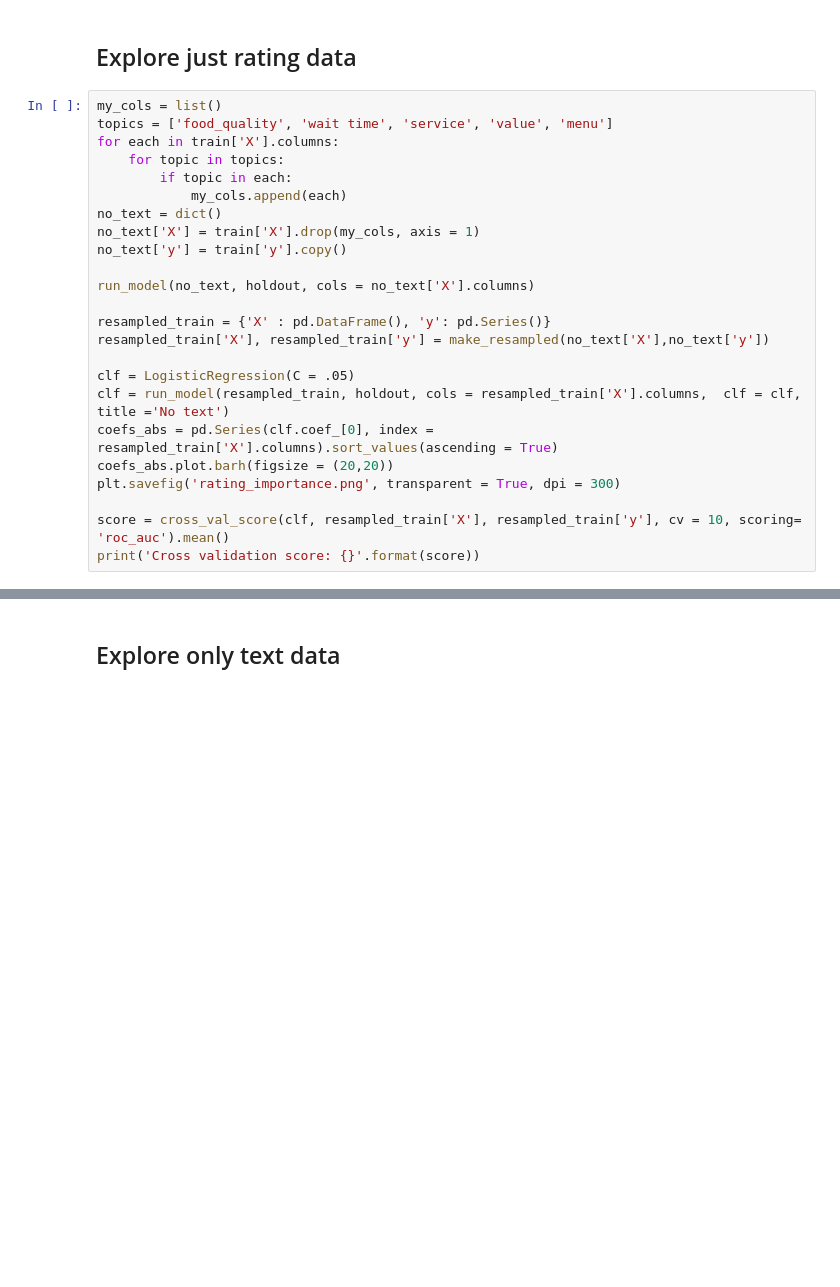
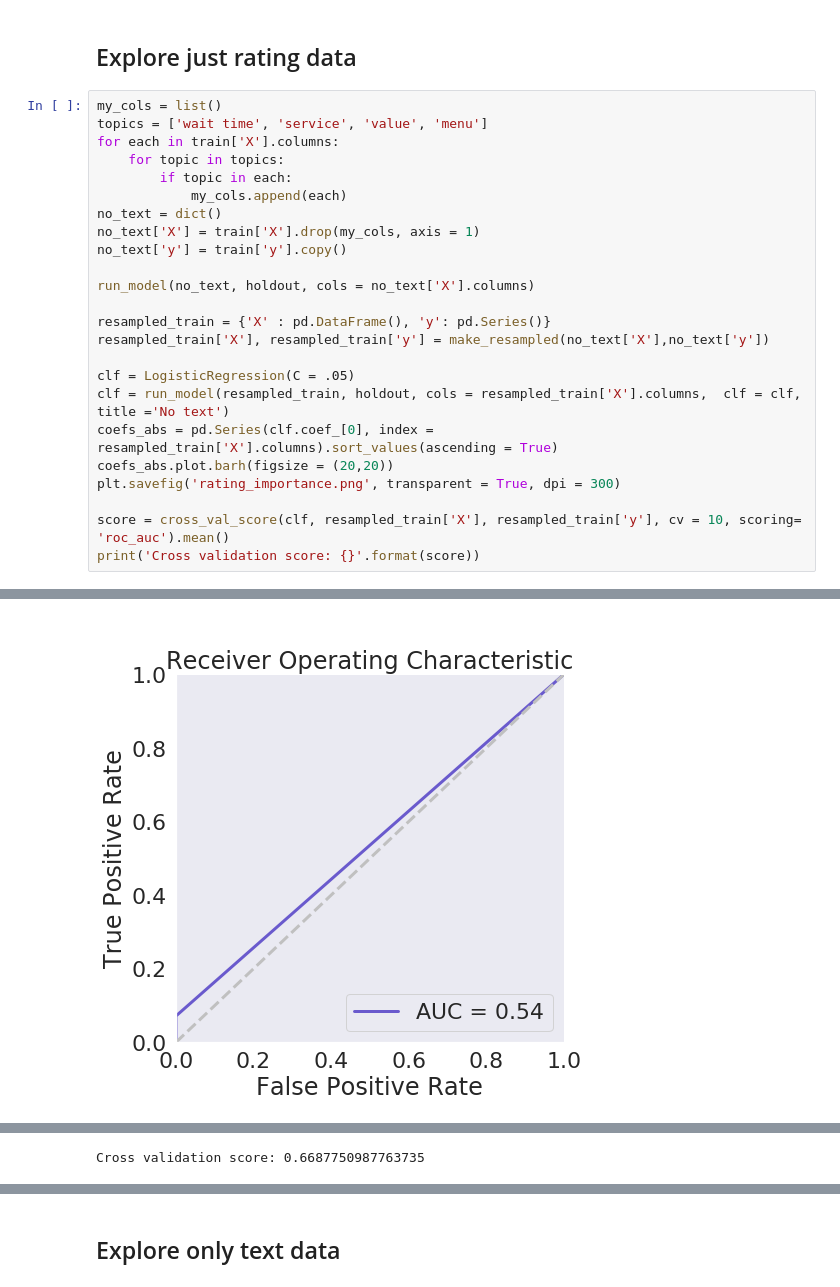
Before and after one commit to ysheynin/Michelin_Survivor_NYC, a Jupyter notebook: Michelin Survival Analysis.ipynb, the cells around one changed output, grey strips where cells are left out. Cells and saved outputs as stored; diff of their text form; blank space fills up the shorter version.

```diff
--- a/Michelin Survival Analysis.ipynb
+++ b/Michelin Survival Analysis.ipynb
@@ -520,7 +606,7 @@ clf = run_model(resampled_train, holdout,  clf = clf, cols = selected_cols)
 ## Explore just rating data
 # %%
 my_cols = list()
-topics = ['food_quality', 'wait time', 'service', 'value', 'menu']
+topics = ['wait time', 'service', 'value', 'menu']
 for each in train['X'].columns:
     for topic in topics:
         if topic in each:
@@ -542,3 +628,4 @@ plt.savefig('rating_importance.png', transparent = True, dpi = 300)
 
 score = cross_val_score(clf, resampled_train['X'], resampled_train['y'], cv = 10, scoring= 'roc_auc').mean()
 print('Cross validation score: {}'.format(score))
+# %% [output]
@@ -544,0 +647 @@ print('Cross validation score: {}'.format(score))
+[figure, added]
@@ -544,0 +664 @@ print('Cross validation score: {}'.format(score))
+Cross validation score: 0.6687750987763735
```
Also changed, not shown: parts of 13 cells of this notebook, 23 other files.
